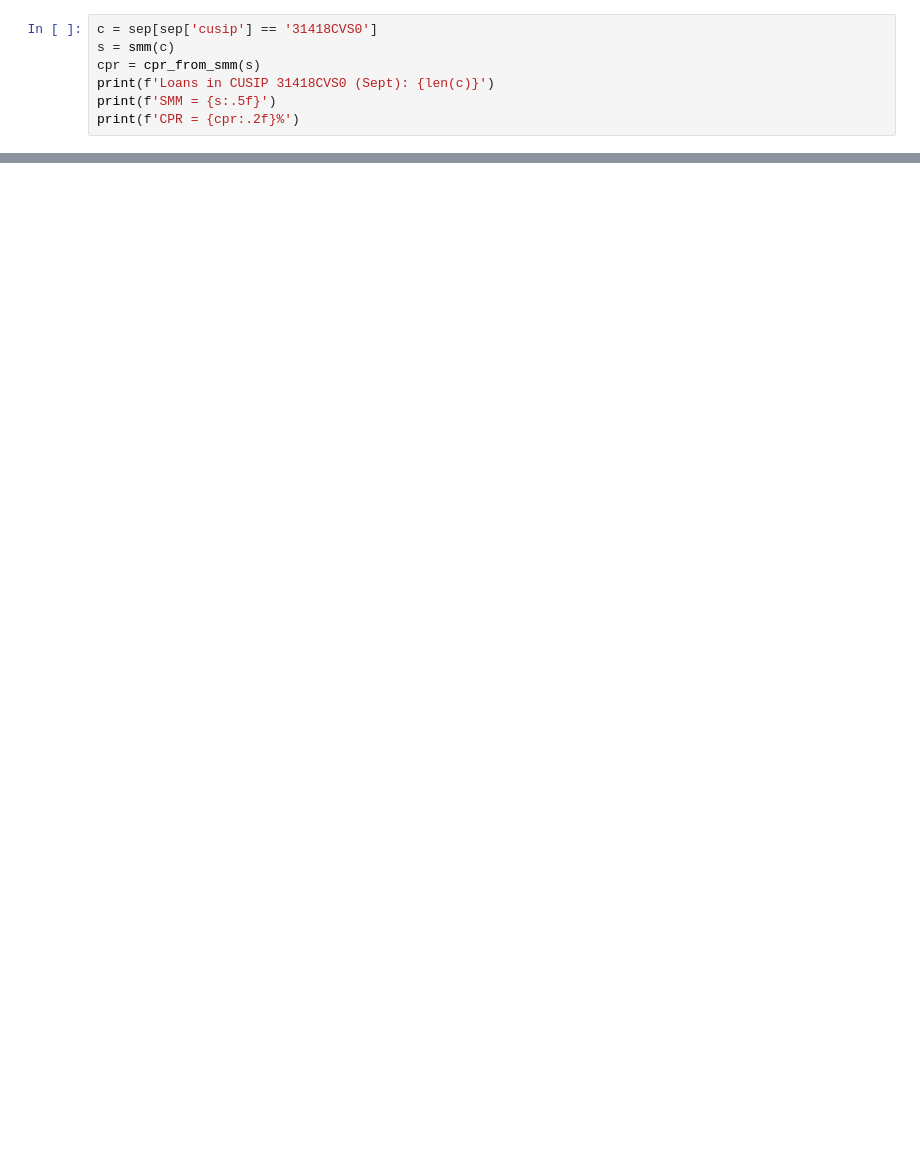
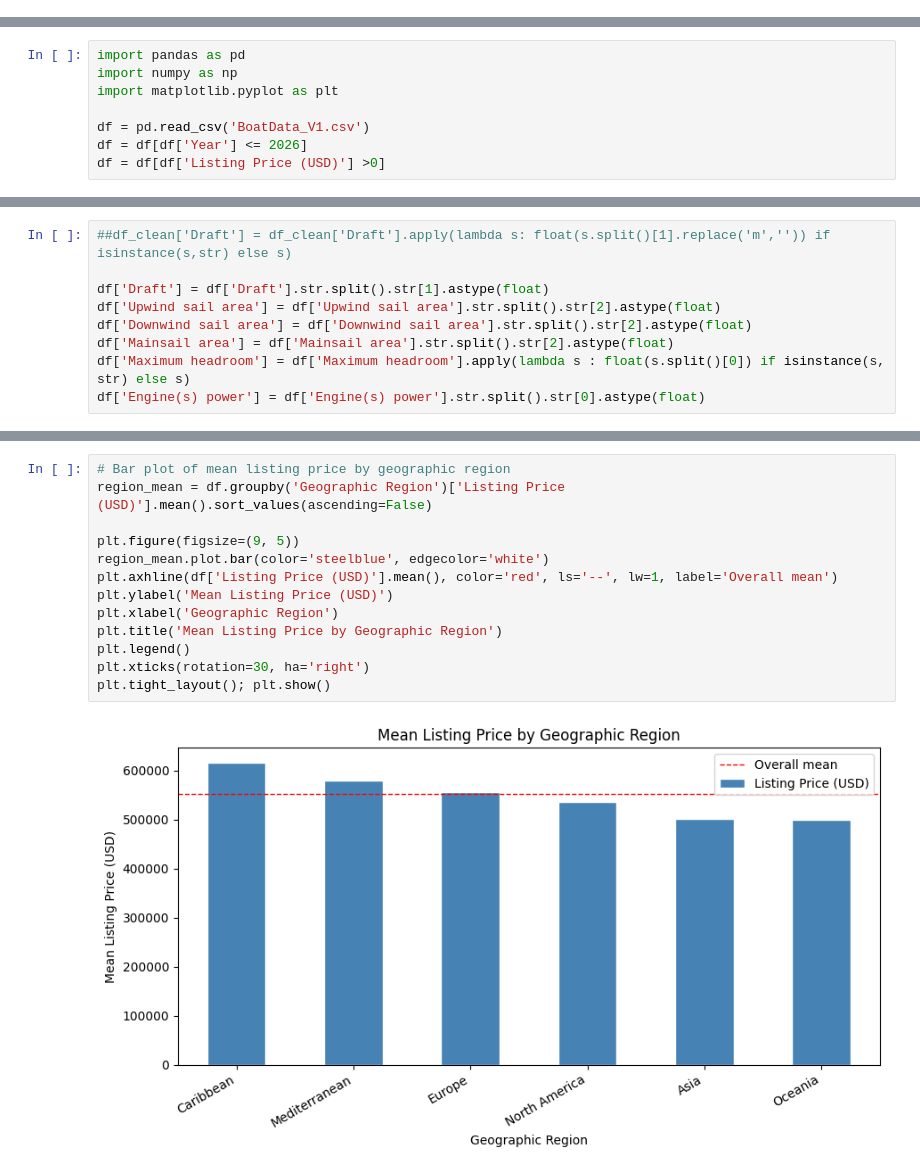
Before and after one commit to carriezx/personalplayground, a Jupyter notebook: Classes and Homework/Data/hw1.ipynb, the cells around one changed output, grey strips where cells are left out. Drawn from its saved outputs; the diff is of its cells as text; blank space fills up the shorter version.

```diff
--- a/Classes and Homework/Data/hw1.ipynb
+++ b/Classes and Homework/Data/hw1.ipynb
@@ -108,7 +0,0 @@ Lowest-SMM state: OH | SMM = 0.00589
-# %%
-c = sep[sep['cusip'] == '31418CVS0']
-s = smm(c)
-cpr = cpr_from_smm(s)
-print(f'Loans in CUSIP 31418CVS0 (Sept): {len(c)}')
-print(f'SMM = {s:.5f}')
-print(f'CPR = {cpr:.2f}%')
@@ -498,0 +1,8 @@ Test  R²: 0.4001  |  RMSE: 4.201
+# %%
+import pandas as pd
+import numpy as np
+import matplotlib.pyplot as plt
+
+df = pd.read_csv('BoatData_V1.csv')
+df = df[df['Year'] <= 2026]
+df = df[df['Listing Price (USD)'] >0]
@@ -498,0 +29,9 @@ Test  R²: 0.4001  |  RMSE: 4.201
+# %%
+##df_clean['Draft'] = df_clean['Draft'].apply(lambda s: float(s.split()[1].replace('m','')) if isinstance(s,str) else s)
+
+df['Draft'] = df['Draft'].str.split().str[1].astype(float)
+df['Upwind sail area'] = df['Upwind sail area'].str.split().str[2].astype(float)
+df['Downwind sail area'] = df['Downwind sail area'].str.split().str[2].astype(float)
+df['Mainsail area'] = df['Mainsail area'].str.split().str[2].astype(float)
+df['Maximum headroom'] = df['Maximum headroom'].apply(lambda s : float(s.split()[0]) if isinstance(s, str) else s)
+df['Engine(s) power'] = df['Engine(s) power'].str.split().str[0].astype(float)
@@ -498,0 +219,15 @@ Test  R²: 0.4001  |  RMSE: 4.201
+# %%
+# Bar plot of mean listing price by geographic region
+region_mean = df.groupby('Geographic Region')['Listing Price (USD)'].mean().sort_values(ascending=False)
+
+plt.figure(figsize=(9, 5))
+region_mean.plot.bar(color='steelblue', edgecolor='white')
+plt.axhline(df['Listing Price (USD)'].mean(), color='red', ls='--', lw=1, label='Overall mean')
+plt.ylabel('Mean Listing Price (USD)')
+plt.xlabel('Geographic Region')
+plt.title('Mean Listing Price by Geographic Region')
+plt.legend()
+plt.xticks(rotation=30, ha='right')
+plt.tight_layout(); plt.show()
+# %% [output]
+[figure, added]
```
Also changed, not shown: parts of 74 cells of this notebook, 5 other files.
